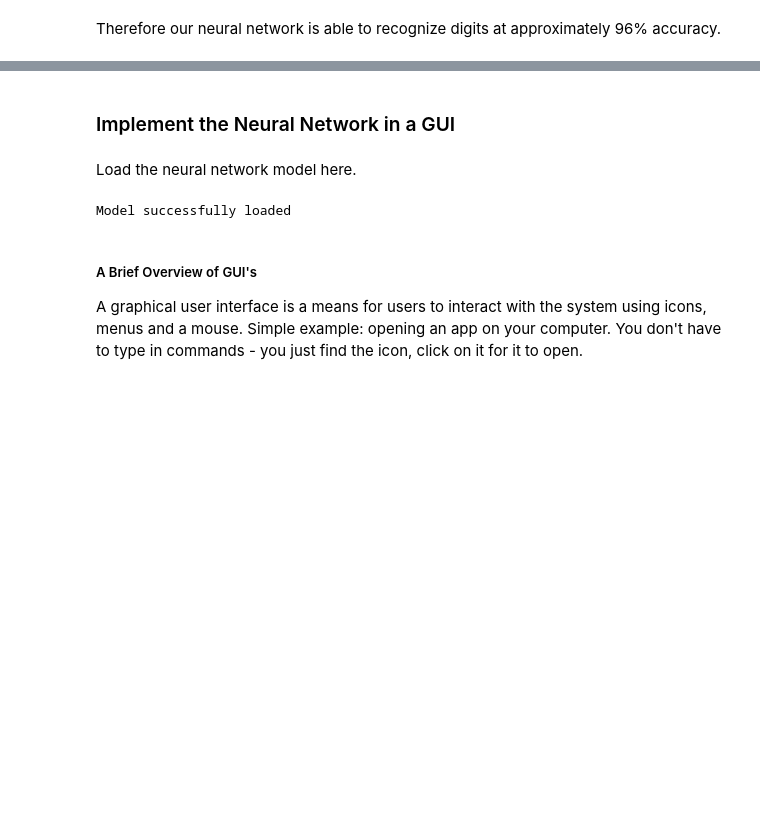
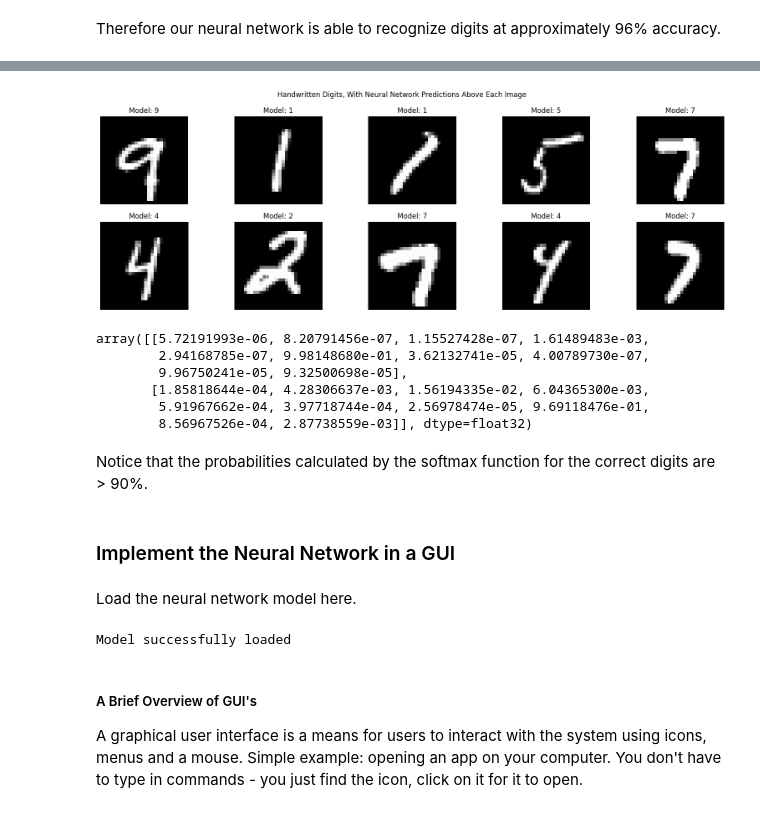
Before and after one commit to NicoMok/Digit-Recognizer-Application, a Jupyter notebook: Digit_Recognizer_NN2.ipynb, the cells around one changed output, grey strips where cells are left out. Drawn from its saved outputs; the diff is of its cells as text; code cells hidden in the pictures; blank space fills up the shorter version.

```diff
--- a/Digit_Recognizer_NN2.ipynb
+++ b/Digit_Recognizer_NN2.ipynb
@@ -288,3 +320,40 @@ Therefore our neural network is able to recognize digits at approximately 96% ac
+# %%
+# Set the size of the figure.
+fig = plt.figure(figsize=(20, 6))
+list = np.arange(0,10,1)
+
+# Set the title of the figure.
+fig.suptitle("Handwritten Digits, With Neural Network Predictions Above Each Image")
+for i in list:
+    # subplot(nrows, ncols, index, **kwargs)
+    # Creates subplots for the figure. There will be nrows of rows and ncols of columns.
+    # index starts at 1 in the upper left corner and increases to the right. Note that 1-based indexing is used!
+    plt.subplot(2, 5, i+1)
+
+    # imshow(X, cmap)
+    # Displays the data as an image. The cmap will tell MATPLOTLIB what the data represents.
+    # If we specify cmap='gray', it'll know that the data is a matrix taking values from 0 to 255 and that each
+    # value represents a grayscale pixel intensity.
+    plt.imshow(X_final[i+20].reshape(28,28), cmap='gray')
+    plt.title(f'Model: {labels2[i+20]}')
+
+    # Remove the axes.
+    plt.axis('off')
+
+plt.show()
+# %% [output]
+[figure, added]
+# %%
+sm2[10:12]
+# %% [output]
+array([[5.72191993e-06, 8.20791456e-07, 1.15527428e-07, 1.61489483e-03,
+        2.94168785e-07, 9.98148680e-01, 3.62132741e-05, 4.00789730e-07,
+        9.96750241e-05, 9.32500698e-05],
+       [1.85818644e-04, 4.28306637e-03, 1.56194335e-02, 6.04365300e-03,
+        5.91967662e-04, 3.97718744e-04, 2.56978474e-05, 9.69118476e-01,
+        8.56967526e-04, 2.87738559e-03]], dtype=float32)
+# %% [markdown]
+Notice that the probabilities calculated by the softmax function for the correct digits are > 90%.
 # %% [markdown]
 ### Implement the Neural Network in a GUI
 # %% [markdown]
```
Also changed, not shown: parts of 34 cells of this notebook.
